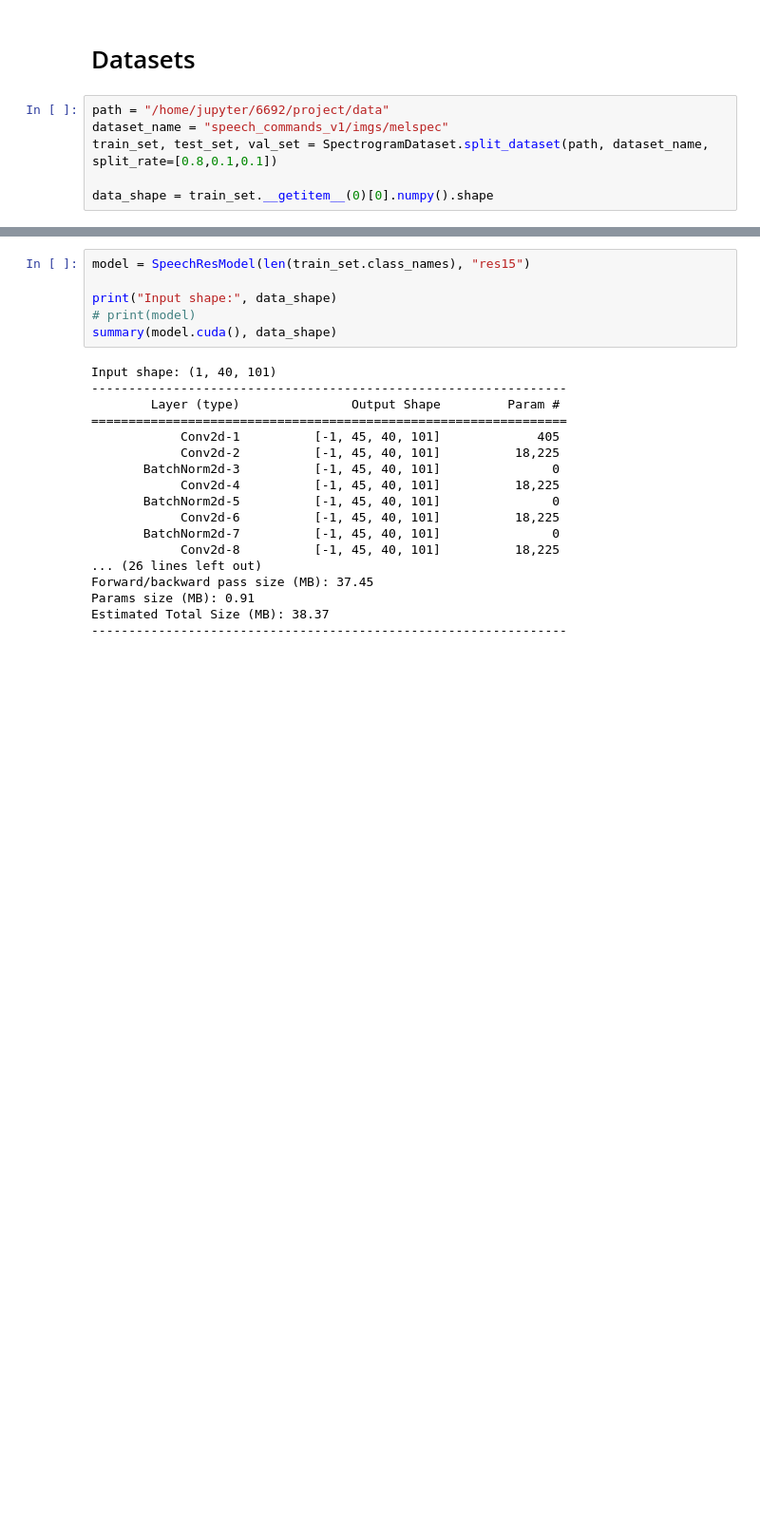
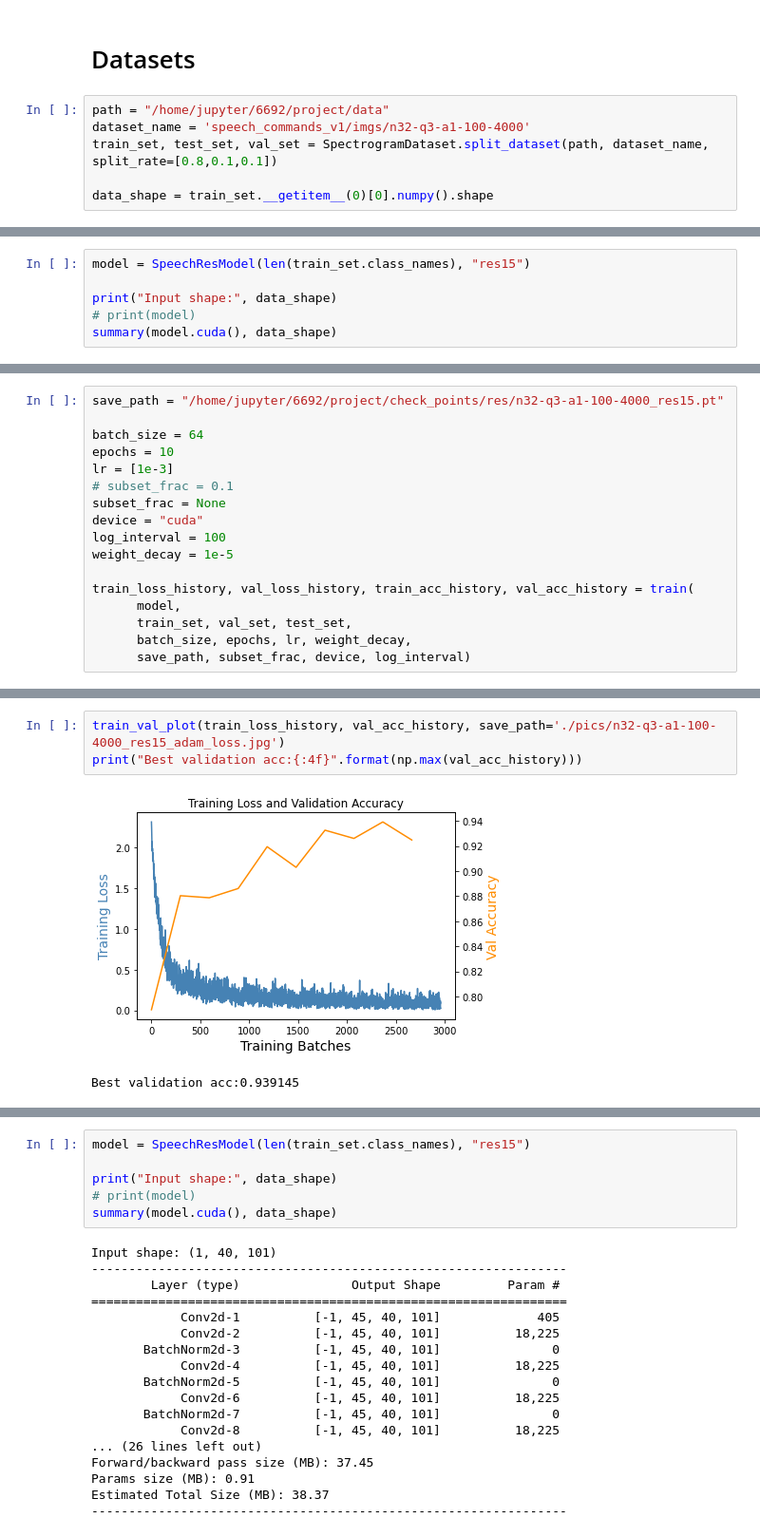
Before and after one commit to xs2445/KeywordSpotting, a Jupyter notebook: model_train.ipynb, the cells around one changed output, grey strips where cells are left out. Shown: that part at 95% size. Drawn from its saved outputs; the diff is of its cells as text; blank space fills up the shorter version.

```diff
--- a/model_train.ipynb
+++ b/model_train.ipynb
@@ -20,7 +17,7 @@ The autoreload extension is already loaded. To reload it, use:
 # Datasets
 # %%
 path = "/home/jupyter/6692/project/data"
-dataset_name = "speech_commands_v1/imgs/melspec"
+dataset_name = 'speech_commands_v1/imgs/n32-q3-a1-100-4000'
 train_set, test_set, val_set = SpectrogramDataset.split_dataset(path, dataset_name, split_rate=[0.8,0.1,0.1])
 
 data_shape = train_set.__getitem__(0)[0].numpy().shape
@@ -26,0 +28,6 @@ data_shape = train_set.__getitem__(0)[0].numpy().shape
+# %%
+model = SpeechResModel(len(train_set.class_names), "res15")
+
+print("Input shape:", data_shape)
+# print(model)
+summary(model.cuda(), data_shape)
@@ -26,0 +52,17 @@ data_shape = train_set.__getitem__(0)[0].numpy().shape
+# %%
+save_path = "/home/jupyter/6692/project/check_points/res/n32-q3-a1-100-4000_res15.pt"
+
+batch_size = 64
+epochs = 10
+lr = [1e-3]
+# subset_frac = 0.1
+subset_frac = None
+device = "cuda"
+log_interval = 100
+weight_decay = 1e-5
+
+train_loss_history, val_loss_history, train_acc_history, val_acc_history = train(
+      model,
+      train_set, val_set, test_set,
+      batch_size, epochs, lr, weight_decay,
+      save_path, subset_frac, device, log_interval)
@@ -26,0 +87,6 @@ data_shape = train_set.__getitem__(0)[0].numpy().shape
+# %%
+train_val_plot(train_loss_history, val_acc_history, save_path='./pics/n32-q3-a1-100-4000_res15_adam_loss.jpg')
+print("Best validation acc:{:4f}".format(np.max(val_acc_history)))
+# %% [output]
+[figure, added]
+Best validation acc:0.939145
```
Also changed, not shown: parts of 13 cells of this notebook, 9 other files.
